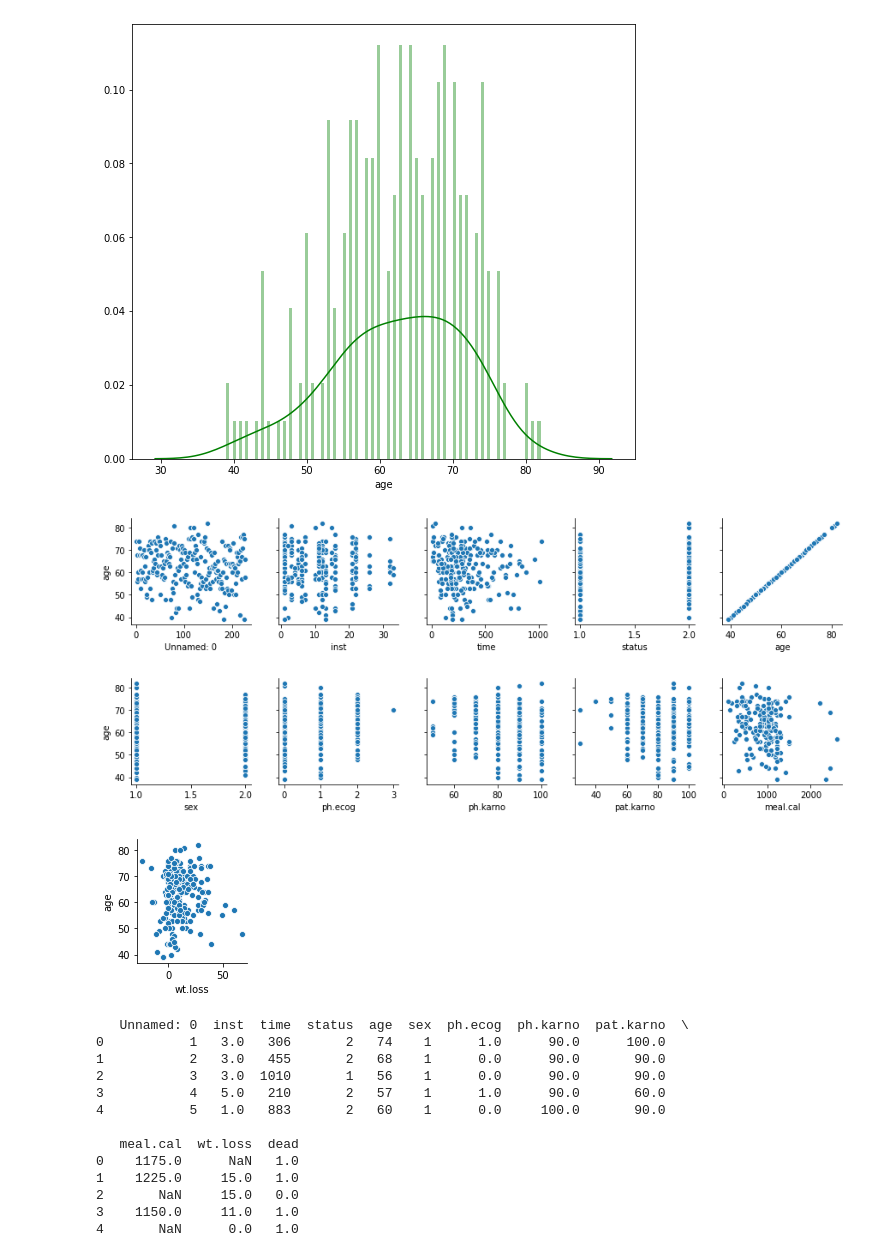
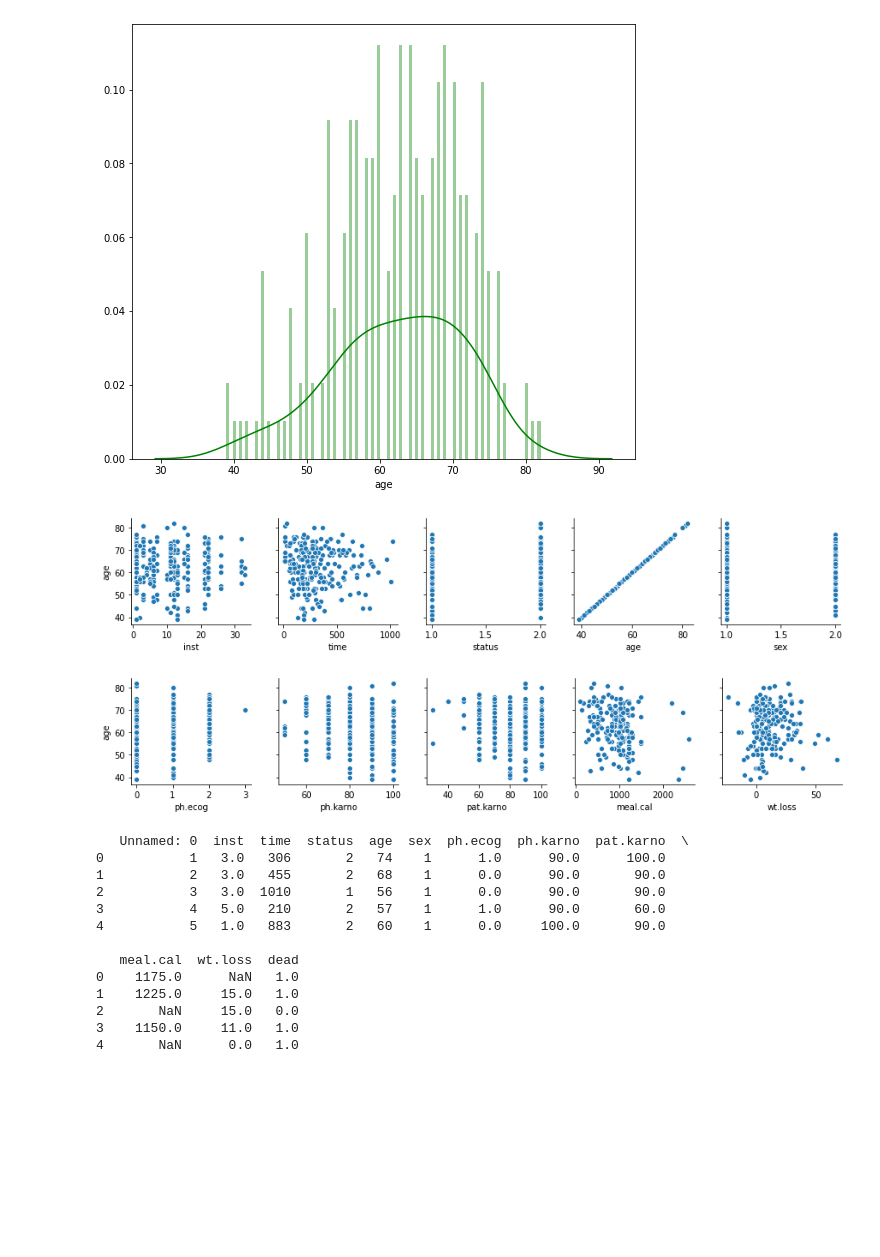
Before and after one commit to pzeb23/SurvivalAnalysisPython, a Jupyter notebook: SurvivalAnalysisPython.ipynb, the cells around one changed output. Saved outputs shown, nothing was run; the diff lists cells and outputs as text; code cells hidden in the pictures; blank space fills up the shorter version.

```diff
--- a/SurvivalAnalysisPython.ipynb
+++ b/SurvivalAnalysisPython.ipynb
@@ -71,14 +71,13 @@ max       82.000000
 Name: age, dtype: float64
 [figure]
 # %%
-for i in range(0, len(df_num.columns), 5):
+for i in range(1, len(df_num.columns), 5):
     sns.pairplot(data=df_num,
                 x_vars=df_num.columns[i:i+5],
                 y_vars=['age'])
 # %% [output]
-[figure, old version]
+[figure, new version]
-[figure, old version]
+[figure, new version]
-[figure, removed]
 # %%
 kmf = KaplanMeierFitter()
 # %%
```
Also changed, not shown: parts of 14 cells of this notebook.
